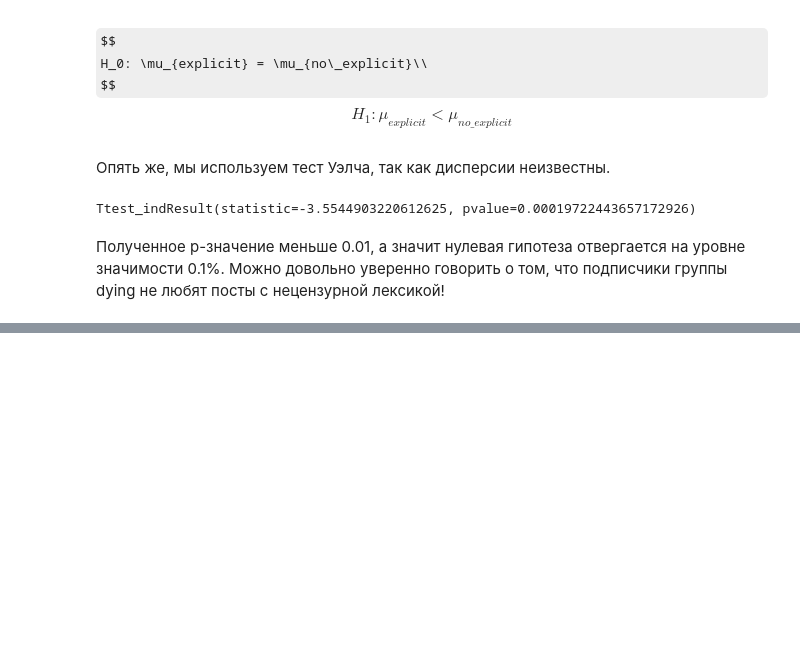
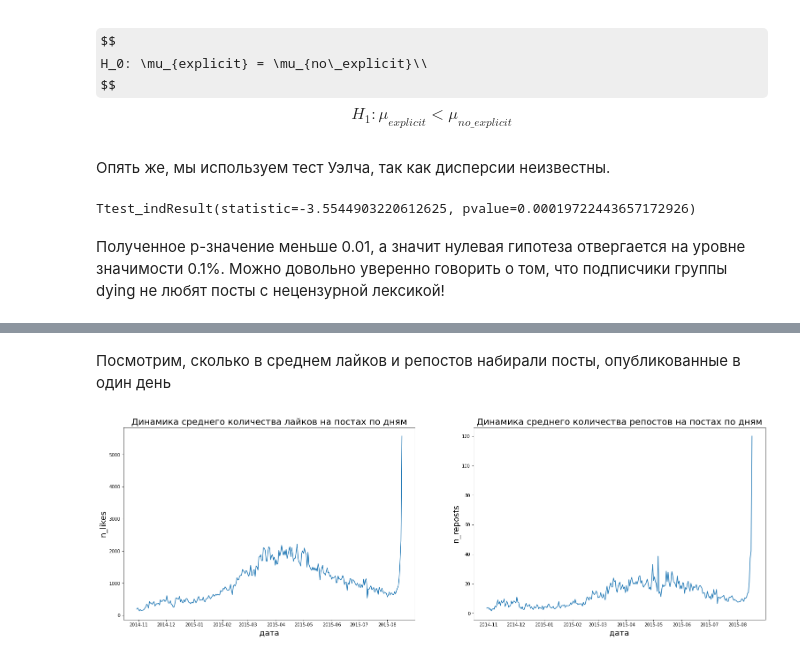
Before and after one commit to Pash1i/andan_2023_project, a Jupyter notebook: EDA_and_hypothesis_testing.ipynb, the cells around one changed output, grey strips where cells are left out. Cells and saved outputs as stored; diff of their text form; code cells hidden in the pictures; some formulas as TeX source; blank space fills up the shorter version.

```diff
--- a/EDA_and_hypothesis_testing.ipynb
+++ b/EDA_and_hypothesis_testing.ipynb
@@ -16,12 +16,22 @@ from wordcloud import WordCloud
 
 import warnings
 warnings.filterwarnings("ignore")
+# %%
+def datetimer(string):                    # чтобы даты в нормальный вид приводить
+    date = string.split('-')
+    day = int(date[2])
+    year = int(date[0])
+    month = int(date[1])
+    date = datetime(year, month, day)
+    return date
 # %% [markdown]
 ### В этой тетрадке мы смотрим на имеющиеся данные
 # %% [markdown]
 Сначала посмотрим на лемматизированные посты
 # %%
-data_no_stopwords = pd.read_csv('lemmatized_no_noise.csv').drop('Unnamed: 0', axis = 1)
+data_no_stopwords = pd.read_csv('https://raw.githubusercontent.com/Pash1i/andan_2023_project/updates/data/lemmatized_no_noise.csv').drop('Unnamed: 0', axis = 1)
+# %%
+data_no_stopwords.date = data_no_stopwords.date.apply(datetimer)
 # %%
 data_no_stopwords.sample(3)
 # %% [output]
@@ -174,0 +206,16 @@ Ttest_indResult(statistic=-3.5544903220612625, pvalue=0.00019722443657172926)
+# %% [markdown]
+Посмотрим, сколько в среднем лайков и репостов набирали посты, опубликованные в один день
+# %%
+fig, ax = plt.subplots(ncols = 2,figsize = (26,8))
+
+ax[0].plot(data_no_stopwords.groupby(by = 'date').n_likes.mean().index, data_no_stopwords.groupby(by = 'date').n_likes.mean().values)
+ax[0].set_xlabel('дата', fontsize = 18)
+ax[0].set_ylabel('n_likes', fontsize = 18)
+ax[0].set_title('Динамика среднего количества лайков на постах по дням', fontsize = 20);
+
+ax[1].plot(data_no_stopwords.groupby(by = 'date').n_reposts.mean().index, data_no_stopwords.groupby(by = 'date').n_reposts.mean().values)
+ax[1].set_xlabel('дата', fontsize = 18)
+ax[1].set_ylabel('n_reposts', fontsize = 18)
+ax[1].set_title('Динамика среднего количества репостов на постах по дням', fontsize = 20);
+# %% [output]
+[figure, added]
```
Also changed, not shown: parts of 9 cells of this notebook.
